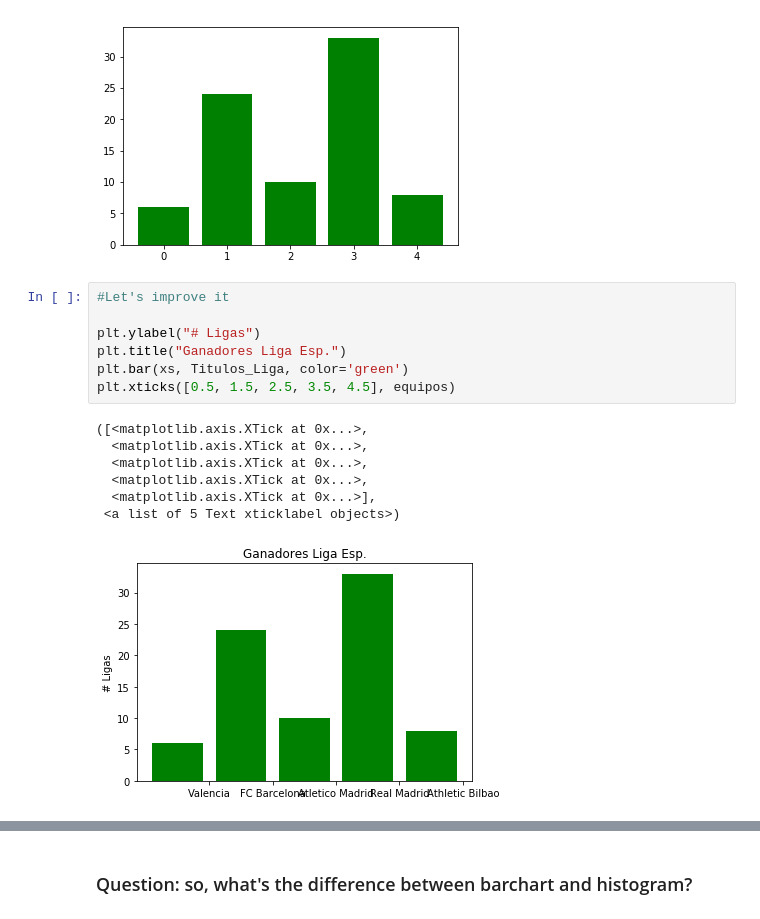
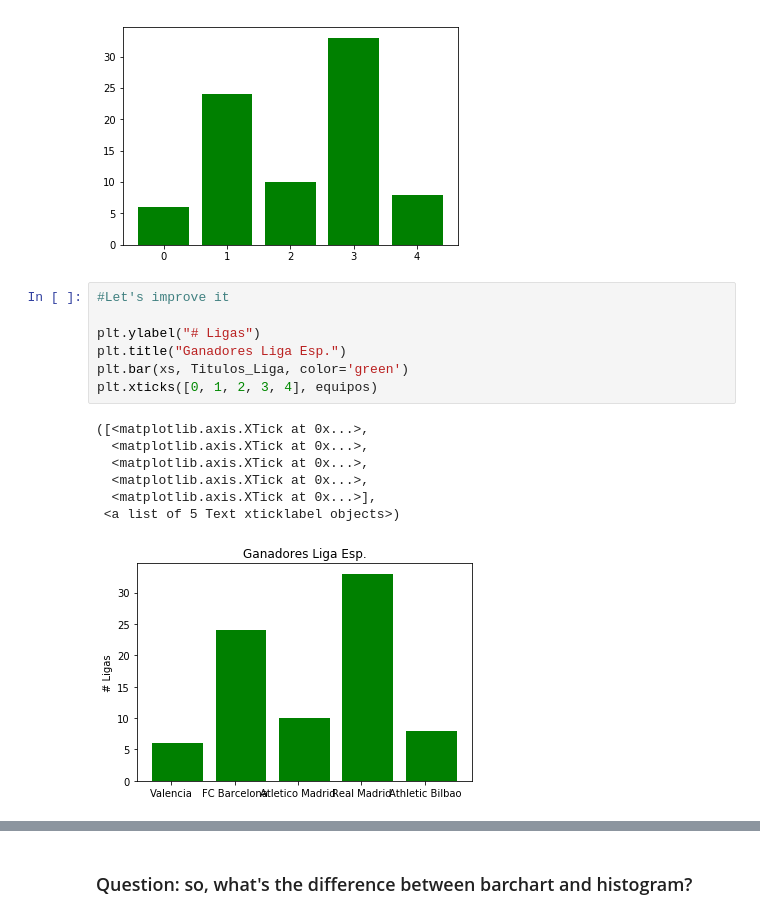
Before and after one commit to Simmetria0/CursoLiberBank_0519, a Jupyter notebook: DataVisualization.ipynb, the cells around one changed output, grey strips where cells are left out. Saved outputs shown, nothing was run; the diff lists cells and outputs as text.

```diff
--- a/DataVisualization.ipynb
+++ b/DataVisualization.ipynb
@@ -124,18 +164,18 @@ plt.bar(xs, Titulos_Liga, color='green')
 # %%
 #Let's improve it
 
 plt.ylabel("# Ligas")
 plt.title("Ganadores Liga Esp.")
 plt.bar(xs, Titulos_Liga, color='green')
-plt.xticks([0.5, 1.5, 2.5, 3.5, 4.5], equipos)
+plt.xticks([0, 1, 2, 3, 4], equipos)
 # %% [output]
 ([<matplotlib.axis.XTick at 0x...>,
   <matplotlib.axis.XTick at 0x...>,
   <matplotlib.axis.XTick at 0x...>,
   <matplotlib.axis.XTick at 0x...>,
   <matplotlib.axis.XTick at 0x...>],
  <a list of 5 Text xticklabel objects>)
-[figure, old version]
+[figure, new version]
 # %%
 #Not great right? two problems: 1) names are superposed, we can solve it like this:
 plt.ylabel("# Ligas")
```
Also changed, not shown: parts of 11 cells of this notebook, 1 other file.
